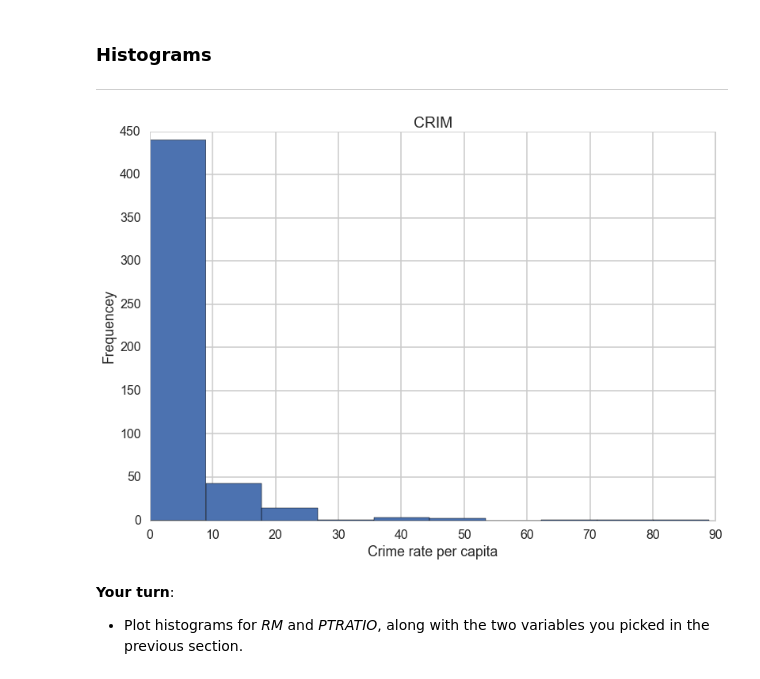
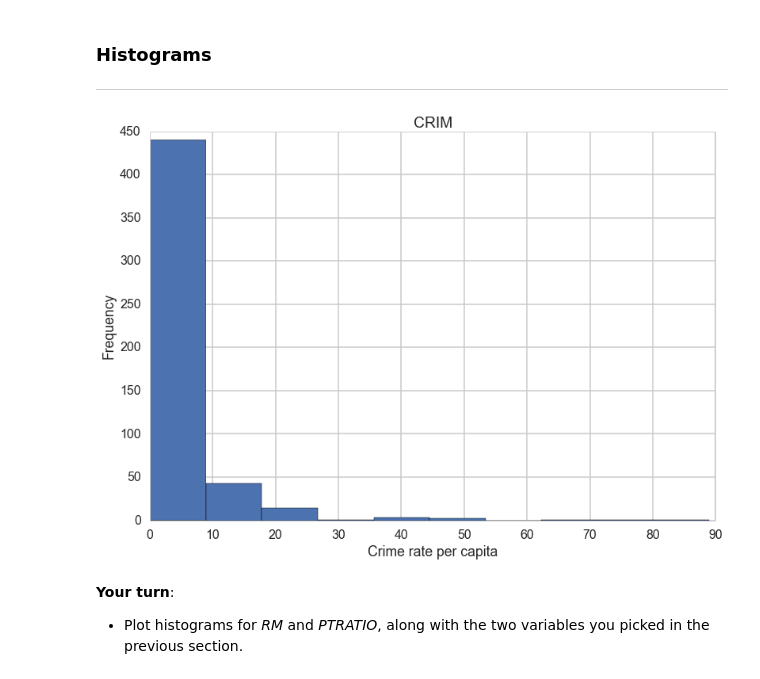
Before and after one commit to roywright/springboard, a Jupyter notebook: linear_regression/Mini_Project_Linear_Regression.ipynb, the cells around one changed output. Cells and saved outputs as stored; diff of their text form; code cells hidden in the pictures.

```diff
--- a/linear_regression/Mini_Project_Linear_Regression.ipynb
+++ b/linear_regression/Mini_Project_Linear_Regression.ipynb
@@ -292,11 +292,11 @@ sns.regplot(y="PRICE", x="RM", data=bos, fit_reg = True)
 # %%
 plt.hist(bos.CRIM)
 plt.title("CRIM")
 plt.xlabel("Crime rate per capita")
-plt.ylabel("Frequencey")
+plt.ylabel("Frequency")
 plt.show()
 # %% [output]
-[figure, old version]
+[figure, new version]
 # %% [markdown]
 **Your turn**:
 
```
Also changed, not shown: parts of 14 cells of this notebook.
